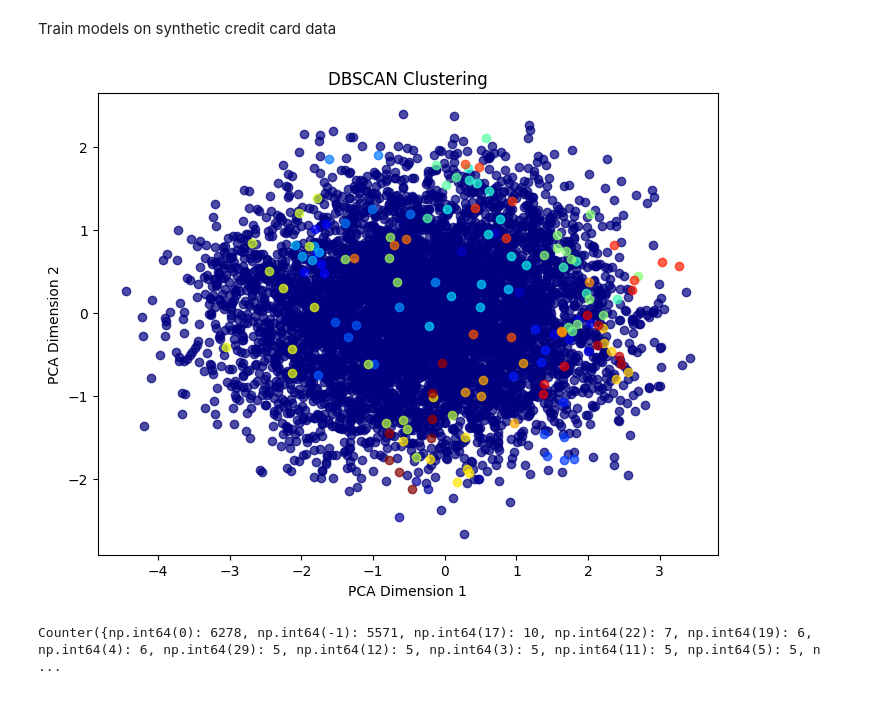
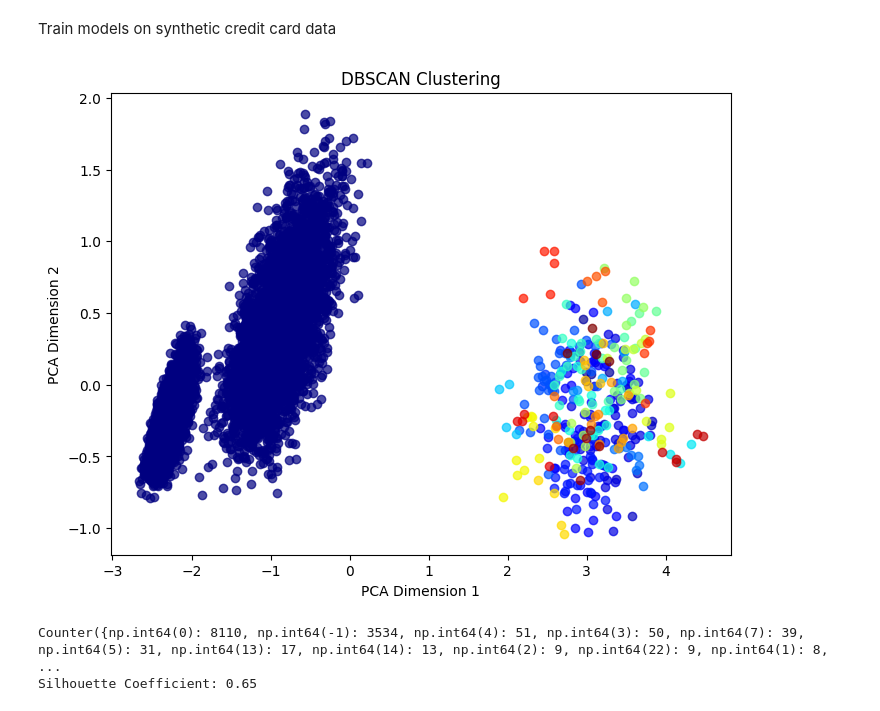
Before and after one commit to neetidesai/budget-tracker, a Jupyter notebook: budget-tracker/models/training.ipynb, the cells around one changed output. Saved outputs shown, nothing was run; the diff lists cells and outputs as text; code cells hidden in the pictures.

Commit message:
Update DBSCAN

```diff
--- a/budget-tracker/models/training.ipynb
+++ b/budget-tracker/models/training.ipynb
@@ -7,9 +7,9 @@ from sklearn.cluster import DBSCAN
 import pandas as pd
 import matplotlib.pyplot as plt
 from sklearn.preprocessing import StandardScaler
-import numpy as np
 from sklearn.decomposition import PCA
 from collections import Counter
+from sklearn import metrics
 
 # Aggregate user spending data per month
 data = pd.read_csv("data/synthetic_credit_card_transactions.csv")
@@ -21,9 +21,6 @@ data['year_month'] = data['date'].dt.to_period('M')
 # Aggregate total amount spent per user per month
 monthly_spending = data.groupby(['user_id', 'year_month'])['amount'].sum().reset_index()
 monthly_spending.rename(columns={'amount': 'total_spent'}, inplace=True)
-
-# Aggregate num. transactions per user per month
-num_txns = data.groupby(['user_id', 'year_month'])['amount'].count().reset_index(name='num_txns')
 
 # Aggregate total grocery spend per user per month
 filtered_data = data[data['category'] == 'Groceries']
@@ -50,8 +47,7 @@ filtered_data = data[data['category'] == 'Personal Care']
 personal_care = filtered_data.groupby(['user_id', 'year_month'])['amount'].sum().reset_index(name='personal_care')
 
 # Merge all monthly spending dataframes into one
-monthly_spending = monthly_spending.merge(num_txns, on=['user_id', 'year_month'], how='left') \
-    .merge(grocery, on=['user_id', 'year_month'], how='left') \
+monthly_spending = monthly_spending.merge(grocery, on=['user_id', 'year_month'], how='left') \
     .merge(travel, on=['user_id', 'year_month'], how='left') \
     .merge(shopping, on=['user_id', 'year_month'], how='left') \
     .merge(dining, on=['user_id', 'year_month'], how='left') \
@@ -59,37 +55,45 @@ monthly_spending = monthly_spending.merge(num_txns, on=['user_id', 'year_month']
     .merge(personal_care, on=['user_id', 'year_month'], how='left')
 
 # Select features
-features = ['total_spent', 'num_txns', 'groceries', 'travel', 'shopping',
+features = ['total_spent', 'groceries', 'travel', 'shopping',
             'dining', 'entertainment', 'personal_care']
 X = monthly_spending[features].values
 
 # Standardize data
 scaler = StandardScaler()
 X_scaled = scaler.fit_transform(X)
 
 # Apply DBSCAN clustering
-dbscan = DBSCAN(eps=1.0, min_samples=5)
+dbscan = DBSCAN(eps=0.5, min_samples=5)
 dbscan_labels = dbscan.fit_predict(X_scaled)
 
 # Reduce dimensionionality for visualization
 pca = PCA(n_components=2)
 X_pca = pca.fit_transform(X_scaled)
 
 # Visualize DBSCAN Clusters
 plt.figure(figsize=(8,6))
 unique_labels = set(dbscan_labels)
 colors = [plt.cm.jet(float(i) / max(unique_labels)) for i in unique_labels]
 for k, col in zip(unique_labels, colors):
     if k != -1: # Noise (outliers) - don't plot
         mask = (dbscan_labels == k)
         plt.scatter(X_pca[mask, 0], X_pca[mask, 1], c=[col], alpha=0.7)
 
 plt.title("DBSCAN Clustering")
 plt.xlabel("PCA Dimension 1")
 plt.ylabel("PCA Dimension 2")
 plt.show()
 
 print(Counter(dbscan_labels))
+
+mask = dbscan_labels != -1
+if len(set(dbscan_labels[mask])) > 1:
+    sc = metrics.silhouette_score(X_scaled[mask], dbscan_labels[mask])
+    print("Silhouette Coefficient: %0.2f" % sc)
+else:
+    print("Not enough clusters to compute Silhouette Score")
 # %% [output]
-[figure, old version]
+[figure, new version]
-Counter({np.int64(0): 6278, np.int64(-1): 5571, np.int64(17): 10, np.int64(22): 7, np.int64(19): 6, np.int64(4): 6, np.int64(29): 5, np.int64(12): 5, np.int64(3): 5, np.int64(11): 5, np.int64(5): 5, n ...
+Counter({np.int64(0): 8110, np.int64(-1): 3534, np.int64(4): 51, np.int64(3): 50, np.int64(7): 39, np.int64(5): 31, np.int64(13): 17, np.int64(14): 13, np.int64(2): 9, np.int64(22): 9, np.int64(1): 8, ...
+Silhouette Coefficient: 0.65
```
Also changed, not shown: 2 other files.
